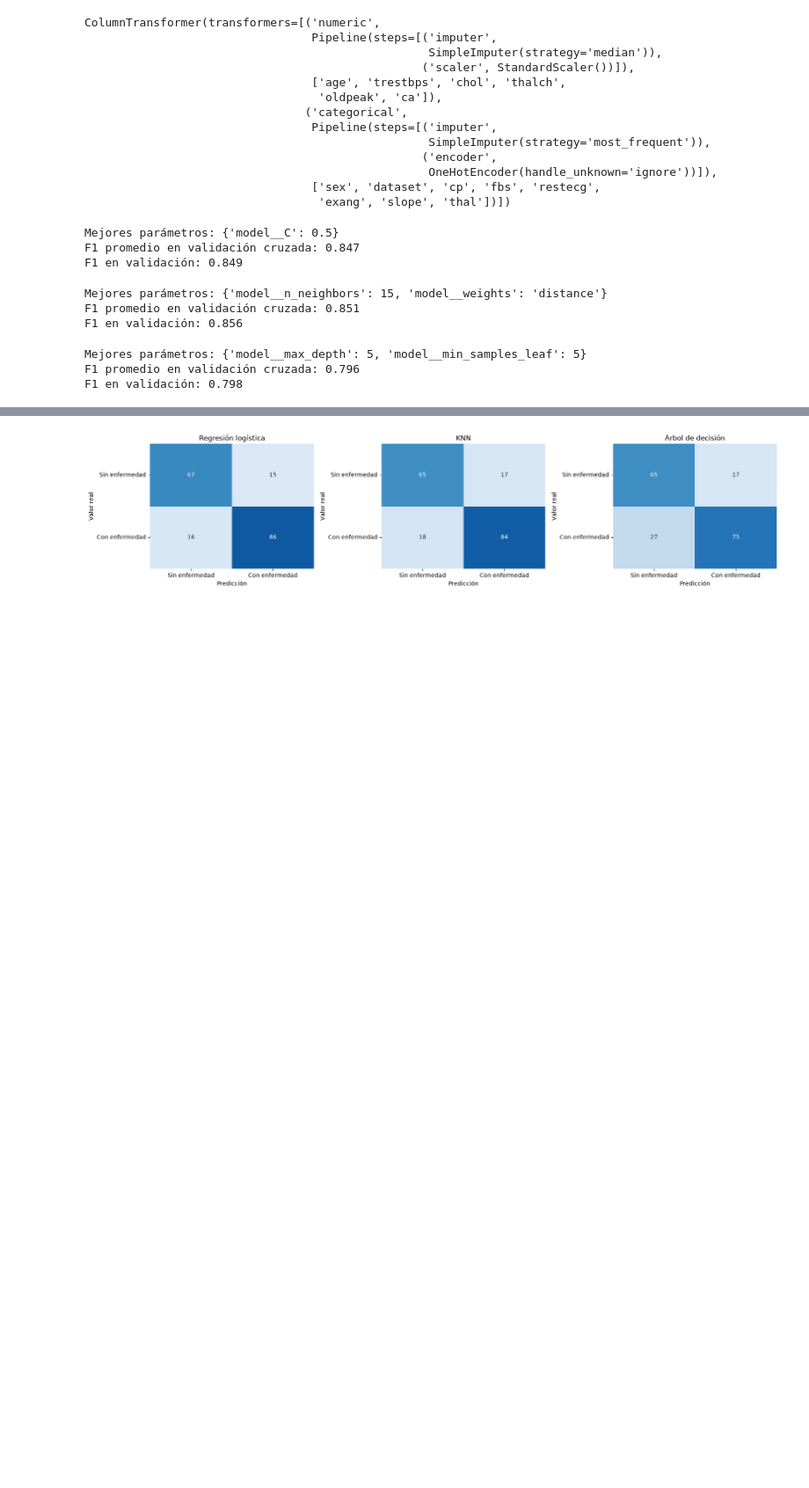
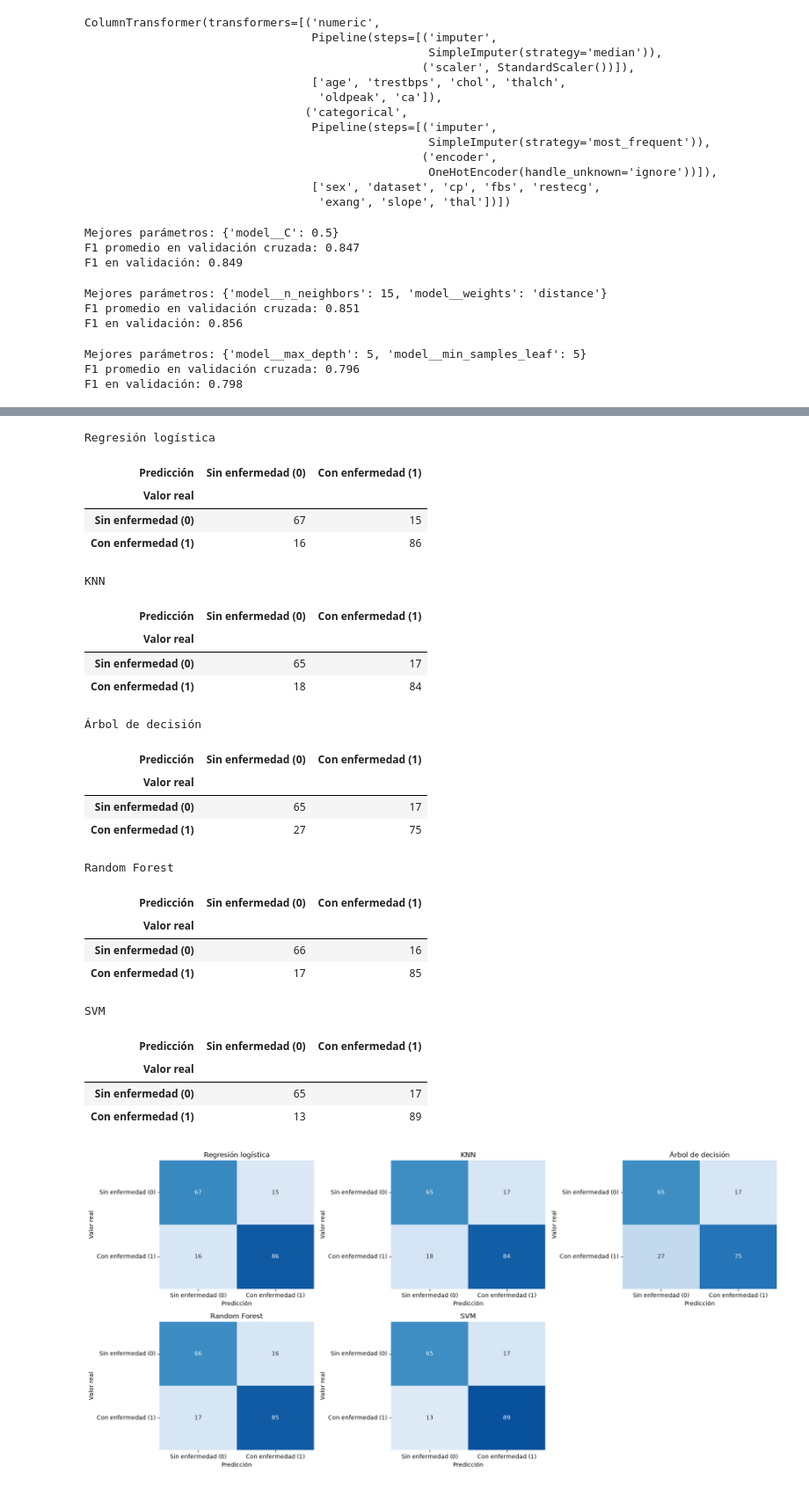
Before and after one commit to ChildishTitan90/ml-course, a Jupyter notebook: workspace/Tareas/01_proyecto_comparacion_modelos.ipynb, the cells around one changed output, grey strips where cells are left out. Shown at 88% size. Drawn from its saved outputs; the diff is of its cells as text; code cells hidden in the pictures; blank space fills up the shorter version.

```diff
--- a/workspace/Tareas/01_proyecto_comparacion_modelos.ipynb
+++ b/workspace/Tareas/01_proyecto_comparacion_modelos.ipynb
@@ -474,7 +542,9 @@ F1 en validación: 0.798
 models = {
     "Regresión logística": logistic_search.best_estimator_,
     "KNN": knn_search.best_estimator_,
-    "Árbol de decisión": tree_search.best_estimator_
+    "Árbol de decisión": tree_search.best_estimator_,
+    "Random Forest": forest_search.best_estimator_,
+    "SVM": svm_search.best_estimator_
 }
 
 results = []
@@ -541,29 +621,74 @@ KNN
 # %%
-fig, axes = plt.subplots(1, 3, figsize=(17, 4))
-class_names = ["Sin enfermedad", "Con enfermedad"]
+class_names = ["Sin enfermedad (0)", "Con enfermedad (1)"]
+matrices = {
+    name: confusion_matrix(y_test, predictions, labels=[0, 1])
+    for name, predictions in test_predictions.items()
+}
 
-for ax, (name, predictions) in zip(axes, test_predictions.items()):
-    matrix = confusion_matrix(y_test, predictions, labels=[0, 1])
+# Mostrar una tabla por modelo
+for name, matrix in matrices.items():
+    table = pd.DataFrame(matrix, index=class_names, columns=class_names)
+    table.index.name = "Valor real"
+    table.columns.name = "Predicción"
 
+    print(name)
+    display(table)
+
+# Crear suficientes paneles para todos los modelos
+n_cols = 3
+n_rows = (len(matrices) + n_cols - 1) // n_cols
+fig, axes = plt.subplots(
+    n_rows, n_cols, figsize=(17, 4 * n_rows), squeeze=False
+)
+axes = axes.ravel()
+
+for ax, (name, matrix) in zip(axes, matrices.items()):
     sns.heatmap(
         matrix,
         annot=True,
         fmt="d",
         cmap="Blues",
         cbar=False,
         vmin=0,
         vmax=y_test.value_counts().max(),
         xticklabels=class_names,
         yticklabels=class_names,
         ax=ax
     )
-
     ax.set_title(name)
     ax.set_xlabel("Predicción")
     ax.set_ylabel("Valor real")
     ax.tick_params(axis="y", labelrotation=0)
 
+for ax in axes[len(matrices):]:
+    ax.set_visible(False)
+
 plt.tight_layout()
 plt.show()
 # %% [output]
+Regresión logística
+| Predicción | Sin enfermedad (0) | Con enfermedad (1) |
+| Valor real |  |  |
+| Sin enfermedad (0) | 67 | 15 |
+| Con enfermedad (1) | 16 | 86 |
+KNN
+| Predicción | Sin enfermedad (0) | Con enfermedad (1) |
+| Valor real |  |  |
+| Sin enfermedad (0) | 65 | 17 |
+| Con enfermedad (1) | 18 | 84 |
+Árbol de decisión
+| Predicción | Sin enfermedad (0) | Con enfermedad (1) |
+| Valor real |  |  |
+| Sin enfermedad (0) | 65 | 17 |
+| Con enfermedad (1) | 27 | 75 |
+Random Forest
+| Predicción | Sin enfermedad (0) | Con enfermedad (1) |
+| Valor real |  |  |
+| Sin enfermedad (0) | 66 | 16 |
+| Con enfermedad (1) | 17 | 85 |
+SVM
+| Predicción | Sin enfermedad (0) | Con enfermedad (1) |
+| Valor real |  |  |
+| Sin enfermedad (0) | 65 | 17 |
+| Con enfermedad (1) | 13 | 89 |
-[figure, old version]
+[figure, new version]
```
Also changed, not shown: parts of 5 cells of this notebook, 2 other files.
